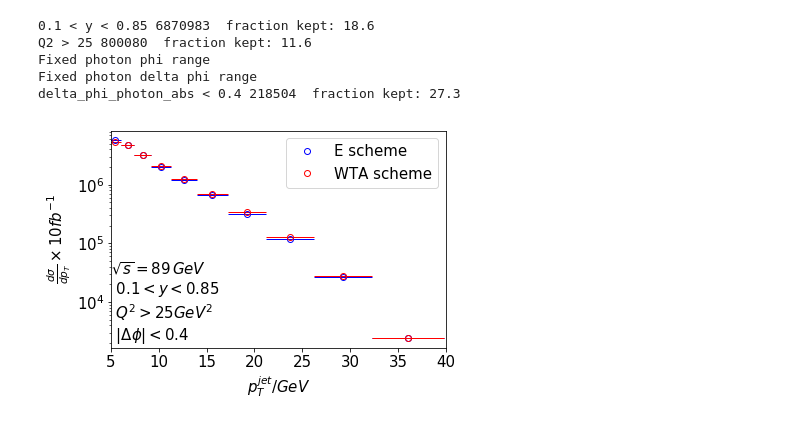
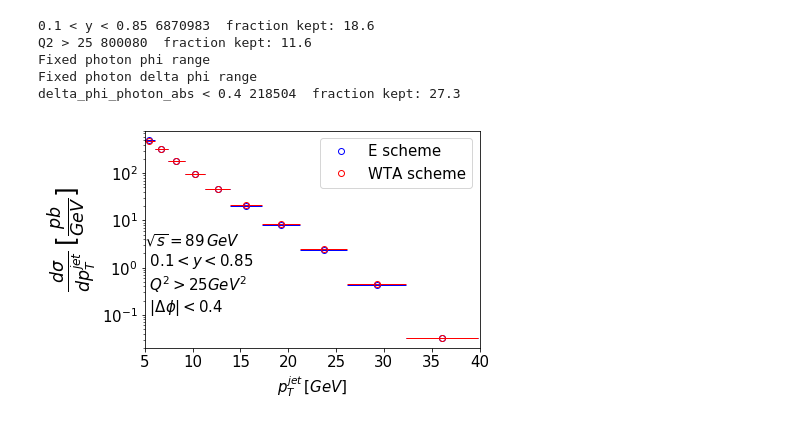
Before and after one commit to y-song/notebooks, a Jupyter notebook: pt_electron_jet_cross_section.ipynb, the cells around one changed output. Saved outputs shown, nothing was run; the diff lists cells and outputs as text; code cells hidden in the pictures.

```diff
--- a/pt_electron_jet_cross_section.ipynb
+++ b/pt_electron_jet_cross_section.ipynb
@@ -119,25 +119,25 @@ delta_phi_photon_abs < 0.4 218504  fraction kept: 27.3
 # %%
 xvar_array = toArrayFloat(0.69, 1.60, 0, log=True, logNum=11)
 xseca = np.mean(a['xsec'])
 xsecb = np.mean(b['xsec'])
 ntrials = b['ntrials'][b.shape[0]-1]
 
 x1, y1, xerr = getHist(a1, 'pt_jet', xvar_array)
 x2, y2, xerr = getHist(b1, 'pt_jet', xvar_array)
 
-plt.errorbar(x1, 10*y1*xsec*1e12/ntrials, xerr = xerr, fmt='none', color='b', elinewidth=1)
-plt.plot(x1, 10*y1*xseca*1e12/ntrials, 'bo', fillstyle='none', label='E scheme')
-plt.errorbar(x2, 10*y2*xsec*1e12/ntrials, xerr=xerr, fmt='none', color='r', elinewidth=1)
-plt.plot(x2, 10*y2*xsecb*1e12/ntrials, 'ro', fillstyle='none', label='WTA scheme')
+plt.errorbar(x1, y1*xsec*1e9/(2*ntrials*xerr), xerr = xerr, fmt='none', color='b', elinewidth=1)
+plt.plot(x1, y1*xseca*1e9/(2*ntrials*xerr), 'bo', fillstyle='none', label='E scheme')
+plt.errorbar(x2, y2*xsec*1e9/(2*ntrials*xerr), xerr=xerr, fmt='none', color='r', elinewidth=1)
+plt.plot(x2, y2*xsecb*1e9/(2*ntrials*xerr), 'ro', fillstyle='none', label='WTA scheme')
 plt.xticks(fontsize=15)
 plt.yticks(fontsize=15)
 plt.yscale('log')
-plt.xlabel('$p_T^{jet}/GeV$', fontsize=15)
-plt.ylabel(r'$\frac{d\sigma}{dp_T} \times 10fb^{-1}$', fontsize=15)
+plt.xlabel('$p_T^{jet} \, [GeV]$', fontsize=15)
+plt.ylabel(r'$\frac{d\sigma}{dp_T^{jet}} \, [\frac{pb}{GeV}]$', fontsize=25)
 plt.xlim(left=5, right=40)
 plt.legend(prop={'size': 15}, frameon=True, loc='best')
-plt.text(5,2e3,'$\sqrt{s} = 89 \, GeV$ \n $0.1 < y < 0.85$ \n $Q^2 > 25 GeV^2$ \n $|\Delta\phi|<0.4$',\
+plt.text(5,0.1,'$\sqrt{s} = 89 \, GeV$ \n $0.1 < y < 0.85$ \n $Q^2 > 25 GeV^2$ \n $|\Delta\phi|<0.4$',\
         fontsize=15)
-plt.savefig('images/pt_electron_jet_e_wta.pdf', bbox_inches='tight')
+plt.savefig('images/pt_jet_e_wta.pdf', bbox_inches='tight')
 # %% [output]
-[figure, old version]
+[figure, new version]
```
Also changed, not shown: parts of 3 cells of this notebook.
